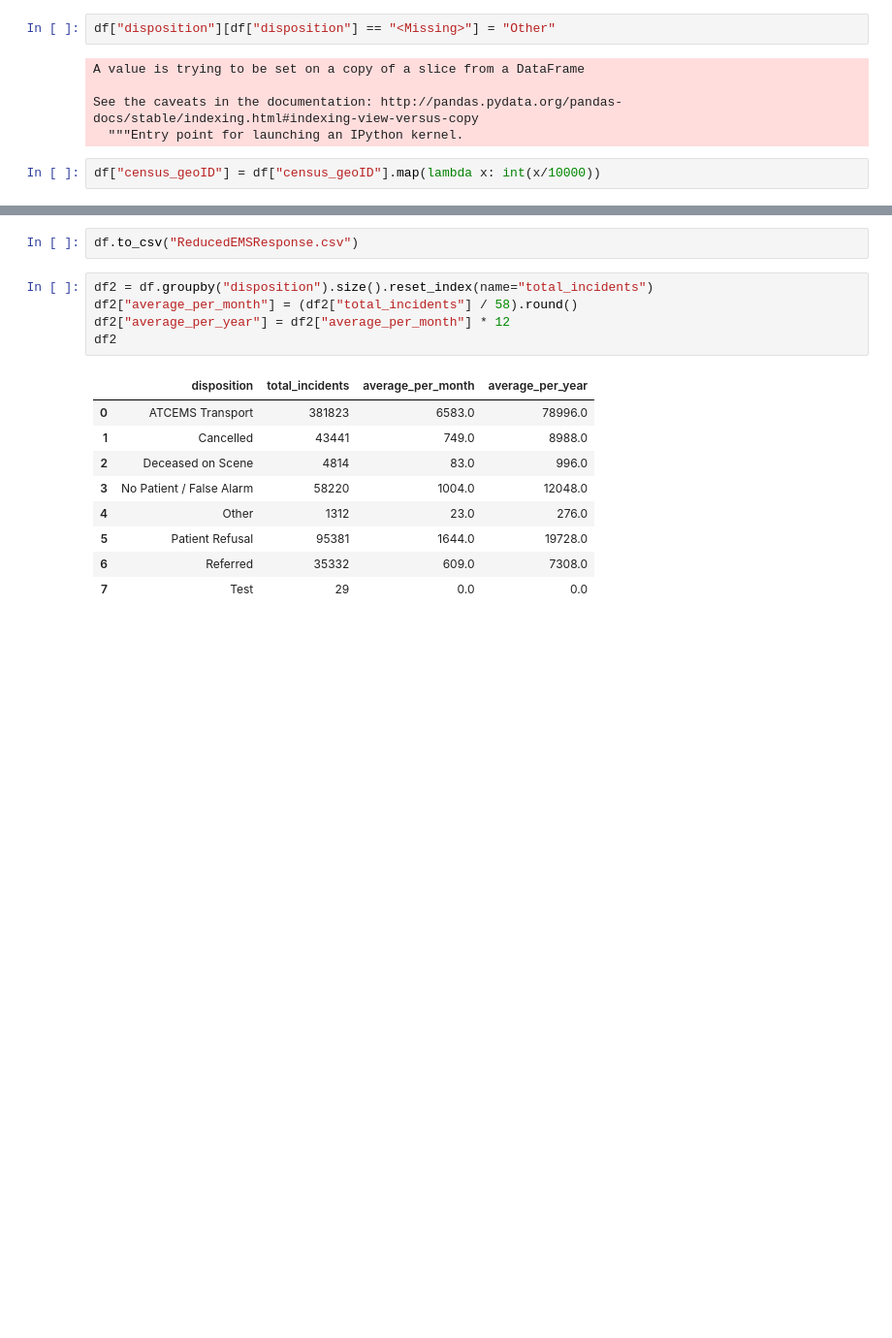
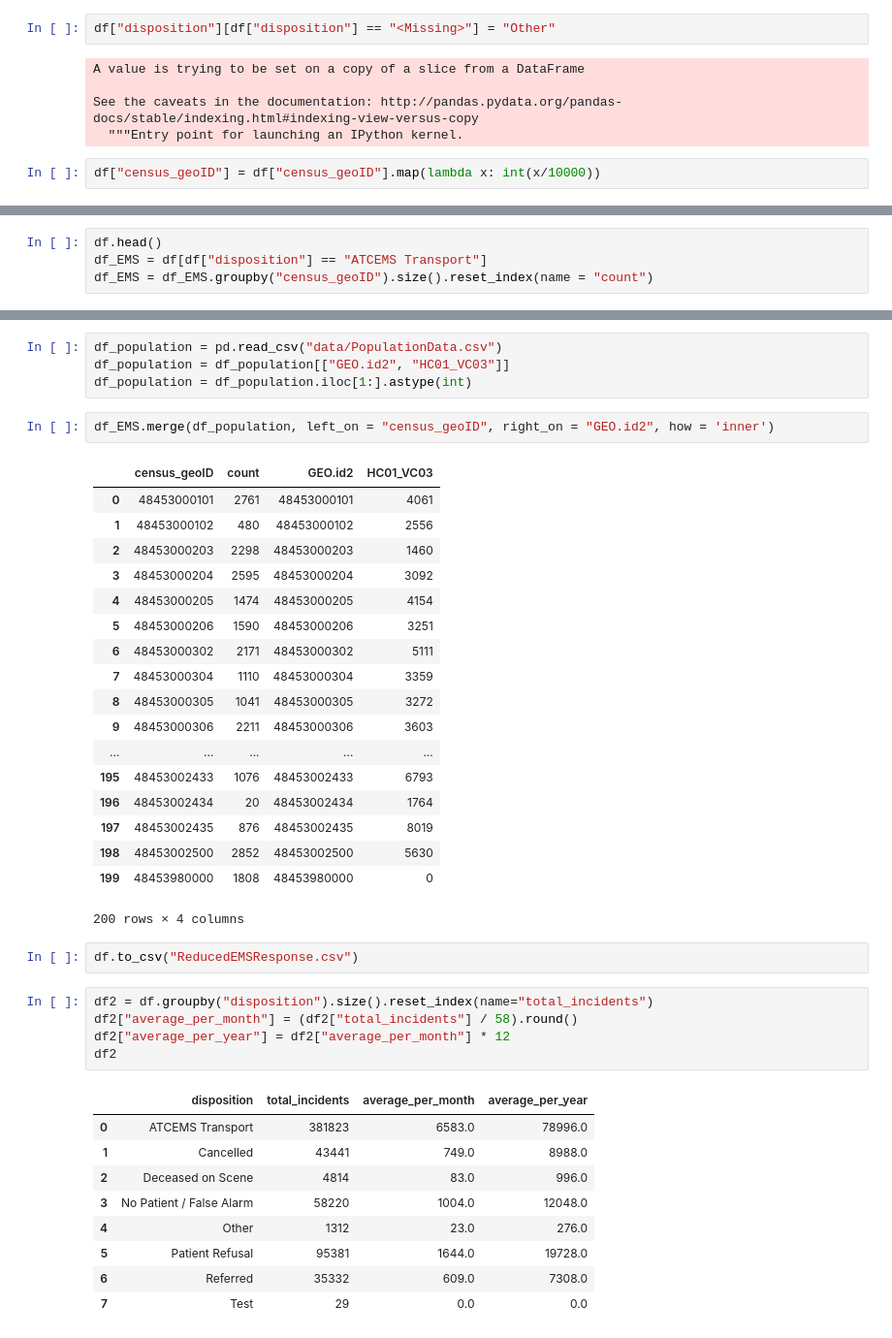
Before and after one commit to 305kev/healthcare_rides, a Jupyter notebook: EMS Response.ipynb, the cells around one changed output, grey strips where cells are left out. Shown at 97% size. Saved outputs shown, nothing was run; the diff lists cells and outputs as text; blank space fills up the shorter version.

```diff
--- a/EMS Response.ipynb
+++ b/EMS Response.ipynb
@@ -35,0 +28,4 @@ df["census_geoID"] = df["census_geoID"].map(lambda x: int(x/10000))
+# %%
+df.head()
+df_EMS = df[df["disposition"] == "ATCEMS Transport"]
+df_EMS = df_EMS.groupby("census_geoID").size().reset_index(name = "count")
@@ -36,3 +51,28 @@ df["census_geoID"] = df["census_geoID"].map(lambda x: int(x/10000))
+# %%
+df_population = pd.read_csv("data/PopulationData.csv")
+df_population = df_population[["GEO.id2", "HC01_VC03"]]
+df_population = df_population.iloc[1:].astype(int)
+# %%
+df_EMS.merge(df_population, left_on = "census_geoID", right_on = "GEO.id2", how = 'inner')
+# %% [output]
+|  | census_geoID | count | GEO.id2 | HC01_VC03 |
+| 0 | 48453000101 | 2761 | 48453000101 | 4061 |
+| 1 | 48453000102 | 480 | 48453000102 | 2556 |
+| 2 | 48453000203 | 2298 | 48453000203 | 1460 |
+| 3 | 48453000204 | 2595 | 48453000204 | 3092 |
+| 4 | 48453000205 | 1474 | 48453000205 | 4154 |
+| 5 | 48453000206 | 1590 | 48453000206 | 3251 |
+| 6 | 48453000302 | 2171 | 48453000302 | 5111 |
+| 7 | 48453000304 | 1110 | 48453000304 | 3359 |
+| 8 | 48453000305 | 1041 | 48453000305 | 3272 |
+| 9 | 48453000306 | 2211 | 48453000306 | 3603 |
+| ... | ... | ... | ... | ... |
+| 195 | 48453002433 | 1076 | 48453002433 | 6793 |
+| 196 | 48453002434 | 20 | 48453002434 | 1764 |
+| 197 | 48453002435 | 876 | 48453002435 | 8019 |
+| 198 | 48453002500 | 2852 | 48453002500 | 5630 |
+| 199 | 48453980000 | 1808 | 48453980000 | 0 |
+200 rows × 4 columns
 # %%
 df.to_csv("ReducedEMSResponse.csv")
 # %%
```
Also changed, not shown: parts of 11 cells of this notebook, 1 other file.
